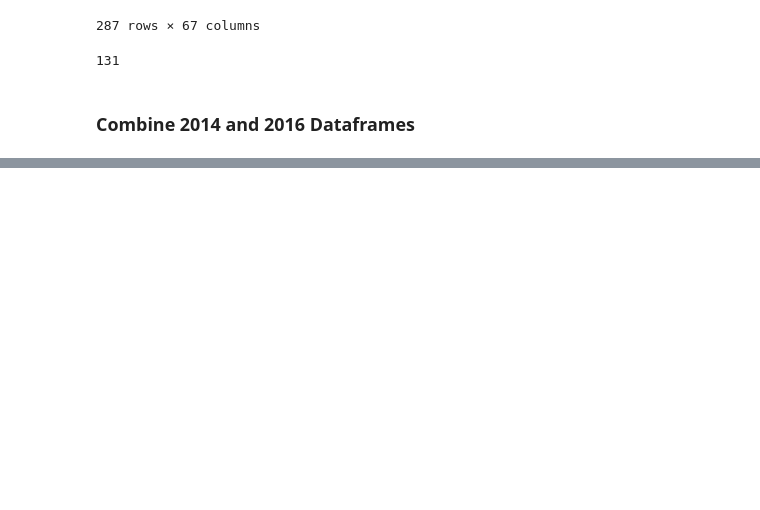
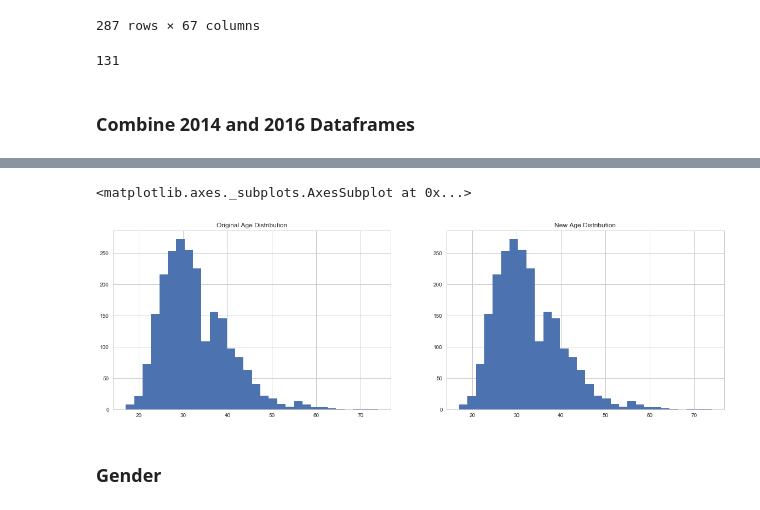
Before and after one commit to phuongho43/cogs108-mental_health, a Jupyter notebook: FinalProject.ipynb, the cells around one changed output, grey strips where cells are left out. Saved outputs shown, nothing was run; the diff lists cells and outputs as text; code cells hidden in the pictures; blank space fills up the shorter version.

Commit message:
Clean self_employed, date_submit, age, gender

```diff
--- a/FinalProject.ipynb
+++ b/FinalProject.ipynb
@@ -933,0 +974,4 @@ combined_mental_df = pd.concat([mental14_df,mental16_df],join='inner')
+# %%
+combined_df.drop('self_employed', axis=1, inplace=True)
+# %%
+combined_df.reset_index(drop=True, inplace=True)
@@ -934 +984,10 @@ combined_mental_df = pd.concat([mental14_df,mental16_df],join='inner')
+# %%
+# string to datetime
+combined_df.date_submit = pd.to_datetime(combined_df.date_submit)
+# %%
+# New features to see if there are any time dependent patterns
+combined_df['year'] = combined_df.date_submit.dt.year
+combined_df['month'] = combined_df.date_submit.dt.month
+combined_df['week_day'] = combined_df.date_submit.dt.dayofweek # where 0 = Monday
+combined_df['hour'] = combined_df.date_submit.dt.hour
 # %%
@@ -947,0 +1016,30 @@ combined_mental_df.shape
+# %%
+fig, (axis1, axis2) = plt.subplots(1, 2, figsize=(20, 6))
+axis1.set_title('Original Age Distribution')
+axis2.set_title('New Age Distribution')
+
+# get median, Q1, Q3, and number of outlier ages
+typical_ages = combined_df.loc[(combined_df.age >= 17) & (combined_df.age <= 90), 'age']
+outlier_ages = combined_df.loc[(combined_df.age > 90) | (combined_df.age < 17), 'age']
+median_age = typical_ages.median()
+q1_age = typical_ages.quantile(0.25)
+q3_age = typical_ages.quantile(0.75)
+num_outlier_ages = len(outlier_ages)
+
+# generate random ages between mean +/- std
+new_ages = np.random.randint(q1_age, q3_age, size=num_outlier_ages)
+
+# plot orig age distrib without the outliers
+typical_ages.hist(bins=30, ax=axis1)
+
+# fill outlier ages with new values
+combined_df.loc[(combined_df.age > 90) | (combined_df.age < 17), 'age'] = new_ages
+combined_df.age = combined_df.age.astype(int)
+
+# plot age distribution with new values
+combined_df.age.hist(bins=30, ax=axis2)
+# %% [output]
+<matplotlib.axes._subplots.AxesSubplot at 0x...>
+[figure, added]
+# %% [markdown]
+### Gender
```
Also changed, not shown: parts of 34 cells of this notebook.
